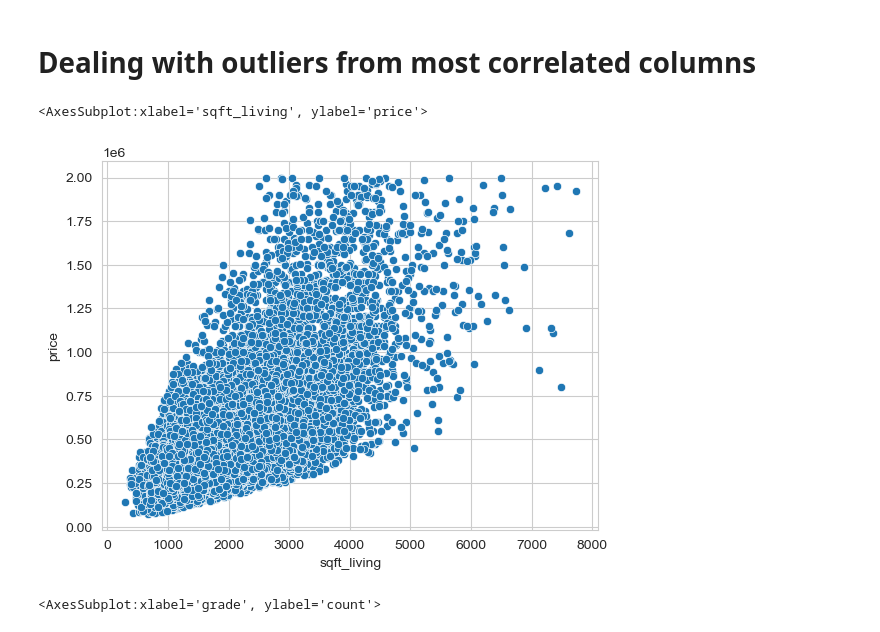
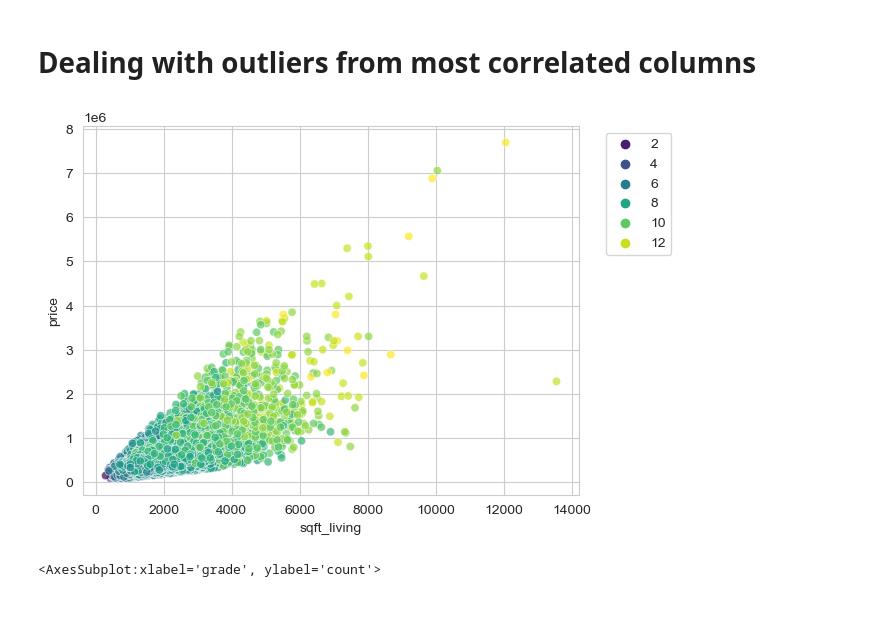
Before and after one commit to mbober01/ML_Project, a Jupyter notebook: projekt_studia.ipynb, the cells around one changed output. Cells and saved outputs as stored; diff of their text form; code cells hidden in the pictures.

Commit message:
CV scratch, new plots

```diff
--- a/projekt_studia.ipynb
+++ b/projekt_studia.ipynb
@@ -133,13 +140,14 @@ plt.xticks(rotation=90);
 Condition,yr_built,sqft_lot15,sqft_lot,yr_renovated have all around 0.1 correlation with price which is very low we could get rid of these columns if we want to speed up our model later
 # %% [markdown]
 <h1>Dealing with outliers from most correlated columns</h1>
+# %%
+sns.scatterplot(data=df,x='sqft_living',y='price',hue='grade',alpha=0.7,palette='viridis')
+plt.legend(bbox_to_anchor=(1.2,1))
+plt.show()
+# %% [output]
+[figure, added]
 # %%
 df.drop(df[df['price']>2000000].index,inplace=True)
-# %%
-sns.scatterplot(data=df,x='sqft_living',y='price')
-# %% [output]
-<AxesSubplot:xlabel='sqft_living', ylabel='price'>
-[figure, removed]
 # %%
 df.drop(df[df['sqft_living'] >= 8000].index,inplace=True)
 # %%
```
Also changed, not shown: parts of 28 cells of this notebook, 1 other file.
